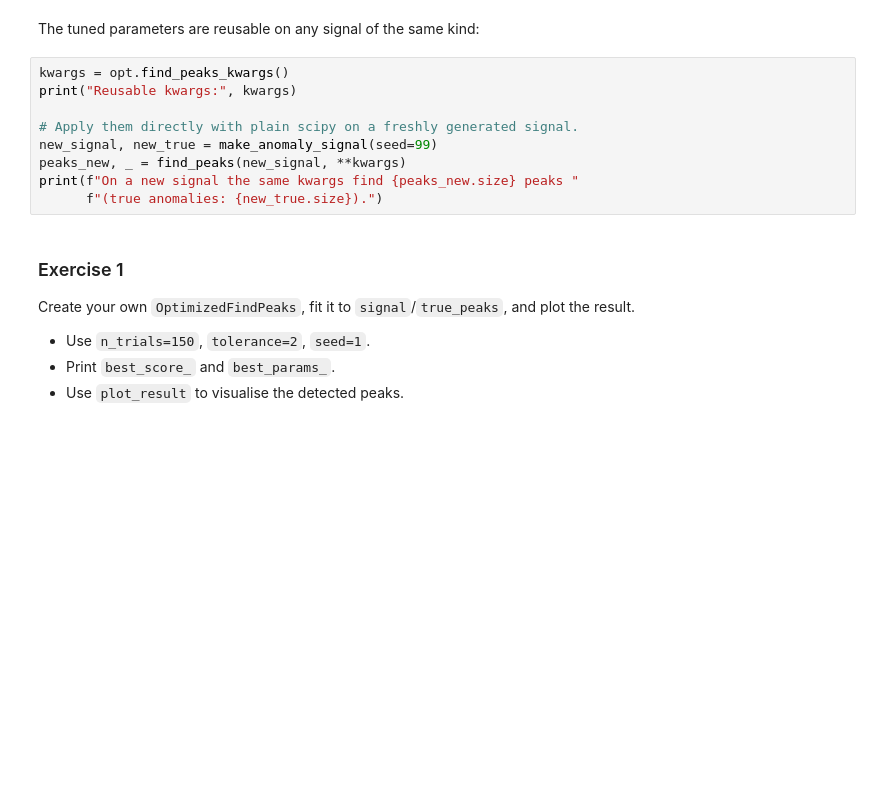
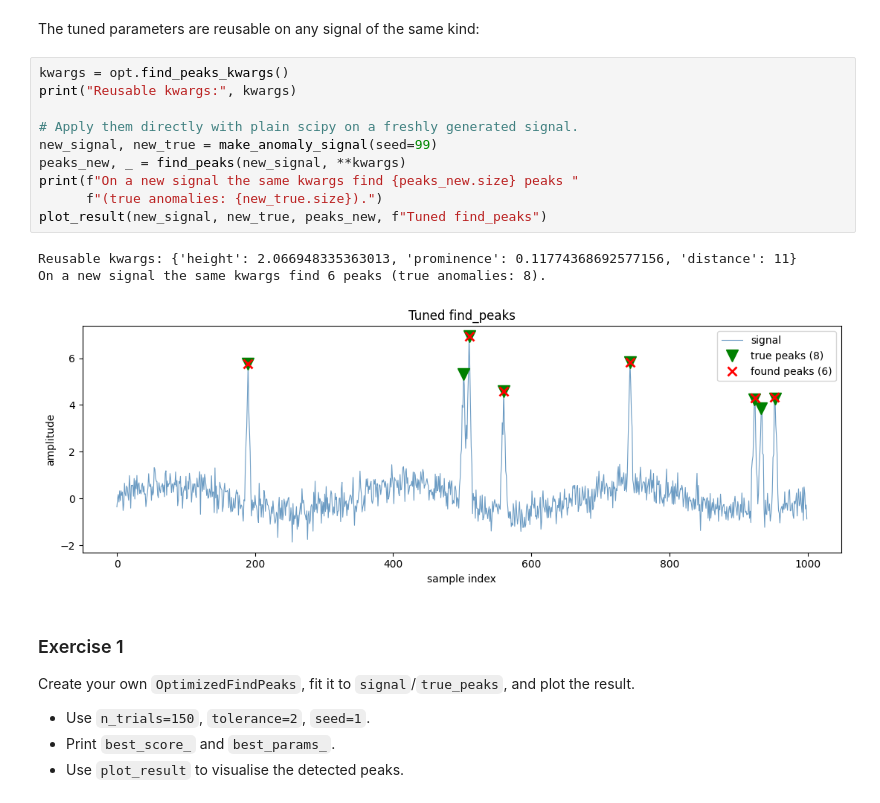
Before and after one commit to intensivedatacomp/WignerCamp2026, a Jupyter notebook: AnomalyDetectionCalculations/optimized_find_peaks_tutorial.ipynb, the cells around one changed output. Cells and saved outputs as stored; diff of their text form; blank space fills up the shorter version.

```diff
--- a/AnomalyDetectionCalculations/optimized_find_peaks_tutorial.ipynb
+++ b/AnomalyDetectionCalculations/optimized_find_peaks_tutorial.ipynb
@@ -132,12 +144,17 @@ The tuned parameters are reusable on any signal of the same kind:
 # %%
 kwargs = opt.find_peaks_kwargs()
 print("Reusable kwargs:", kwargs)
 
 # Apply them directly with plain scipy on a freshly generated signal.
 new_signal, new_true = make_anomaly_signal(seed=99)
 peaks_new, _ = find_peaks(new_signal, **kwargs)
 print(f"On a new signal the same kwargs find {peaks_new.size} peaks "
       f"(true anomalies: {new_true.size}).")
+plot_result(new_signal, new_true, peaks_new, f"Tuned find_peaks")
+# %% [output]
+Reusable kwargs: {'height': 2.066948335363013, 'prominence': 0.11774368692577156, 'distance': 11}
+On a new signal the same kwargs find 6 peaks (true anomalies: 8).
+[figure, added]
 # %% [markdown]
 ### Exercise 1
 
```
Also changed, not shown: parts of 12 cells of this notebook, 1 other file.
